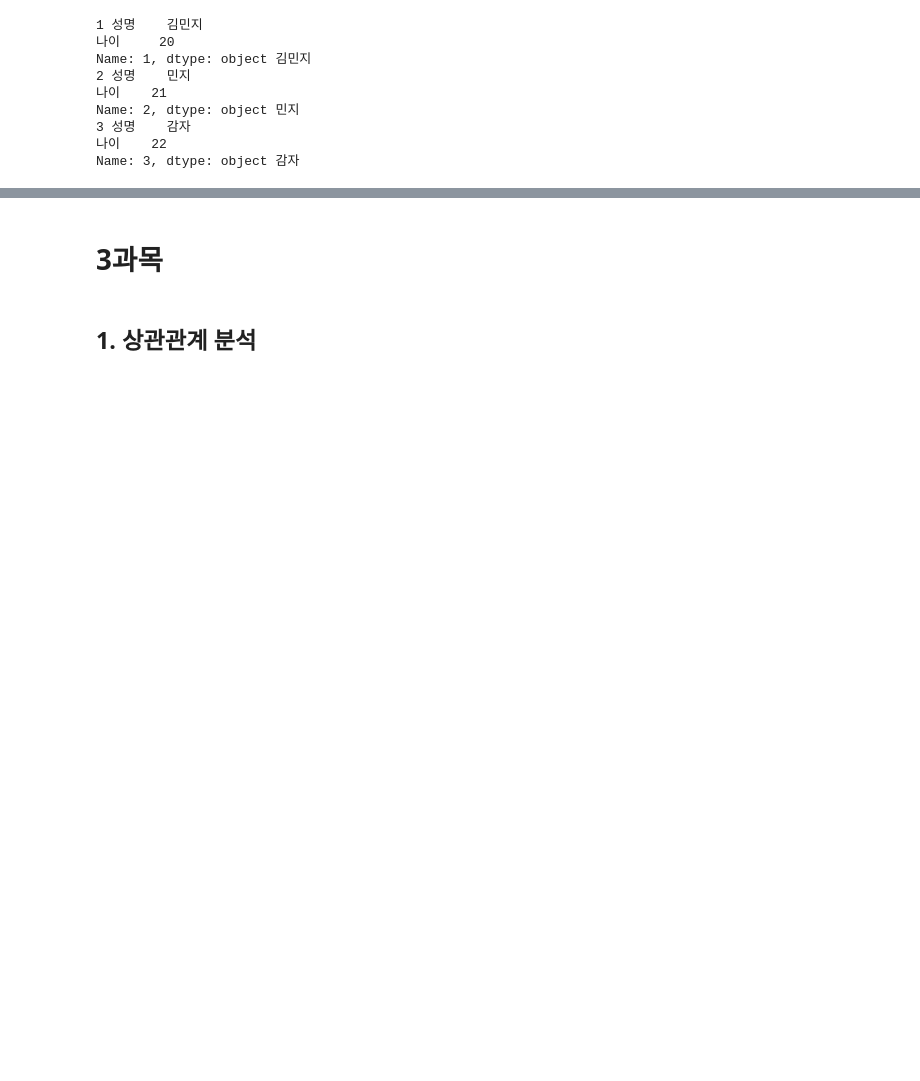
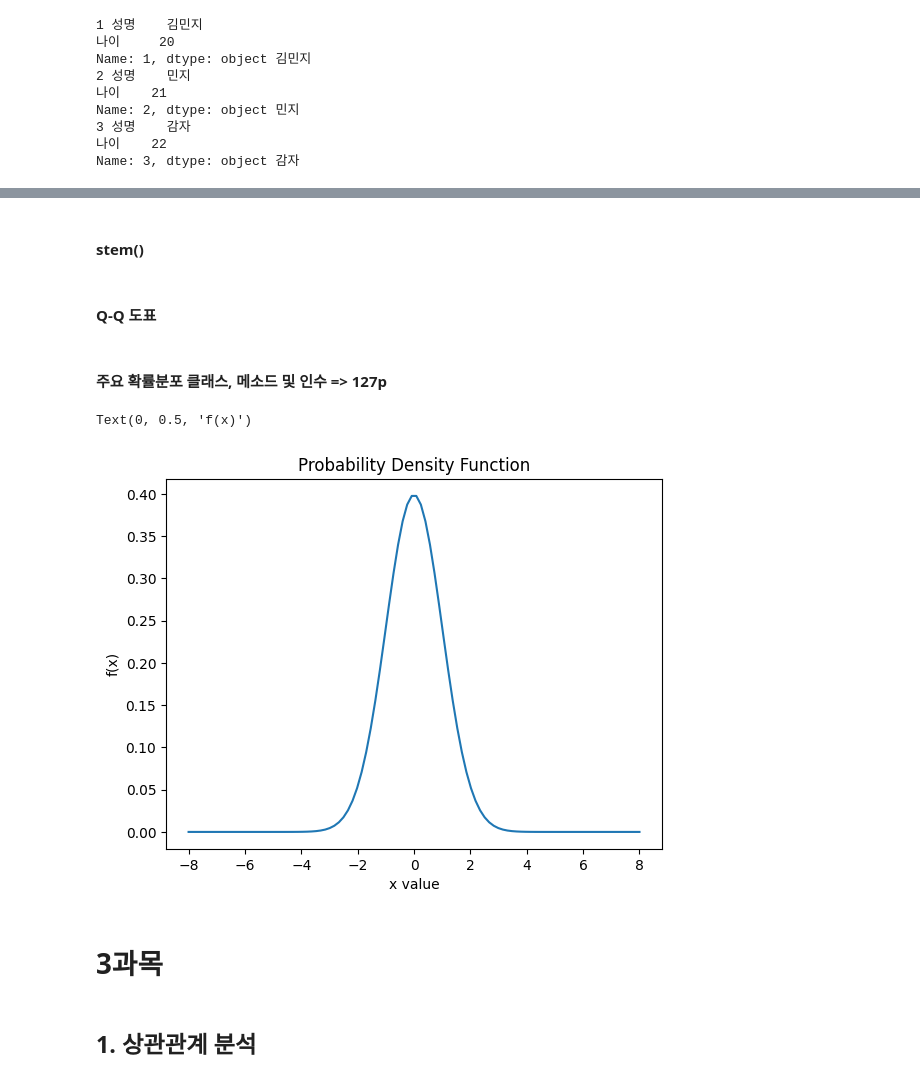
Before and after one commit to RoRdil31/Data-Analytics-Certification, a Jupyter notebook: BigData_Certification.ipynb, the cells around one changed output, grey strips where cells are left out. Drawn from its saved outputs; the diff is of its cells as text; code cells hidden in the pictures; blank space fills up the shorter version.

```diff
--- a/BigData_Certification.ipynb
+++ b/BigData_Certification.ipynb
@@ -154,0 +221,2 @@ for item in df.itertuples():
+# %% [markdown]
+#### stem()
@@ -154,0 +233,2 @@ for item in df.itertuples():
+# %% [markdown]
+#### Q-Q 도표
@@ -155,3 +239,18 @@ for item in df.itertuples():
+# %% [markdown]
+#### 주요 확률분포 클래스, 메소드 및 인수 => 127p
+# %%
+import matplotlib.pyplot as plt
+# import scipy as sp
+import scipy.stats as stats
+import numpy as np
+
+x = np.linspace(-8,8,100) # 표본값 생성
+rv = stats.norm() # 정규분포
+pdf = rv.pdf(x) # 확률밀도함수
+plt.plot(x, pdf); plt.title('Probability Density Function'); plt.xlabel('x value'); plt.ylabel('f(x)')
+# %% [output]
+Text(0, 0.5, 'f(x)')
+[figure, added]
 # %% [markdown]
 # 3과목
 # %% [markdown]
```
Also changed, not shown: parts of 24 cells of this notebook.
